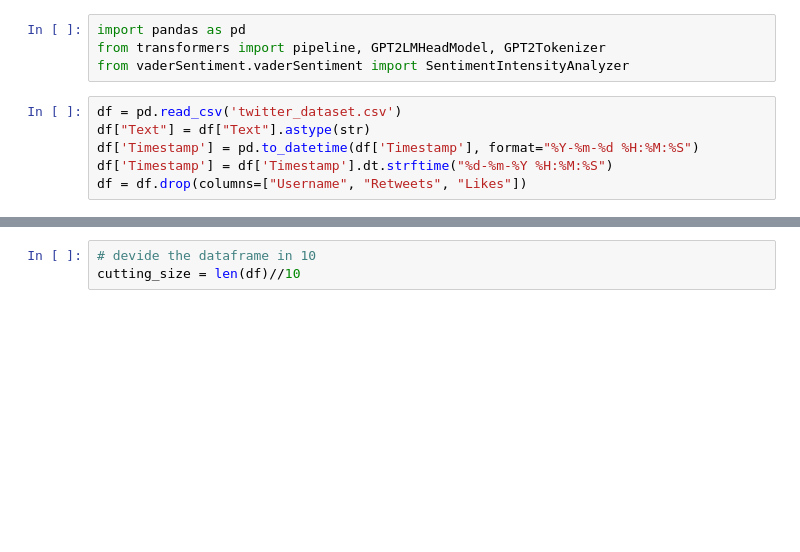
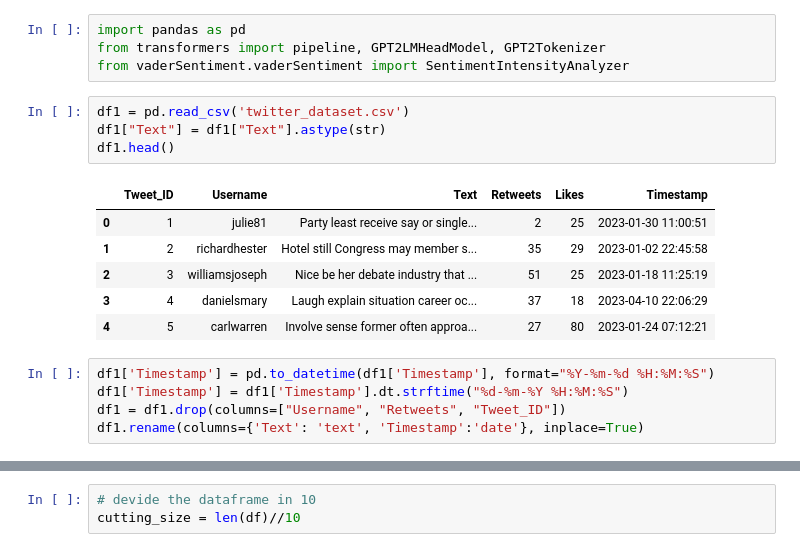
Before and after one commit to triom/LIVE-TWITTER-SENTIMENT-ANALYSIS, a Jupyter notebook: notebooks/draft.ipynb, the cells around one changed output, grey strips where cells are left out. Saved outputs shown, nothing was run; the diff lists cells and outputs as text; blank space fills up the shorter version.

```diff
--- a/notebooks/draft.ipynb
+++ b/notebooks/draft.ipynb
@@ -2,9 +2,19 @@
 import pandas as pd
 from transformers import pipeline, GPT2LMHeadModel, GPT2Tokenizer
 from vaderSentiment.vaderSentiment import SentimentIntensityAnalyzer
+# %%
+df1 = pd.read_csv('twitter_dataset.csv')
+df1["Text"] = df1["Text"].astype(str)
+df1.head()
+# %% [output]
+|  | Tweet_ID | Username | Text | Retweets | Likes | Timestamp |
+| 0 | 1 | julie81 | Party least receive say or single... | 2 | 25 | 2023-01-30 11:00:51 |
+| 1 | 2 | richardhester | Hotel still Congress may member s... | 35 | 29 | 2023-01-02 22:45:58 |
+| 2 | 3 | williamsjoseph | Nice be her debate industry that ... | 51 | 25 | 2023-01-18 11:25:19 |
+| 3 | 4 | danielsmary | Laugh explain situation career oc... | 37 | 18 | 2023-04-10 22:06:29 |
+| 4 | 5 | carlwarren | Involve sense former often approa... | 27 | 80 | 2023-01-24 07:12:21 |
 # %%
-df = pd.read_csv('twitter_dataset.csv')
-df["Text"] = df["Text"].astype(str)
-df['Timestamp'] = pd.to_datetime(df['Timestamp'], format="%Y-%m-%d %H:%M:%S")
-df['Timestamp'] = df['Timestamp'].dt.strftime("%d-%m-%Y %H:%M:%S")
-df = df.drop(columns=["Username", "Retweets", "Likes"])
+df1['Timestamp'] = pd.to_datetime(df1['Timestamp'], format="%Y-%m-%d %H:%M:%S")
+df1['Timestamp'] = df1['Timestamp'].dt.strftime("%d-%m-%Y %H:%M:%S")
+df1 = df1.drop(columns=["Username", "Retweets", "Tweet_ID"])
+df1.rename(columns={'Text': 'text', 'Timestamp':'date'}, inplace=True)
```
Also changed, not shown: parts of 10 cells of this notebook, 8 other files.
